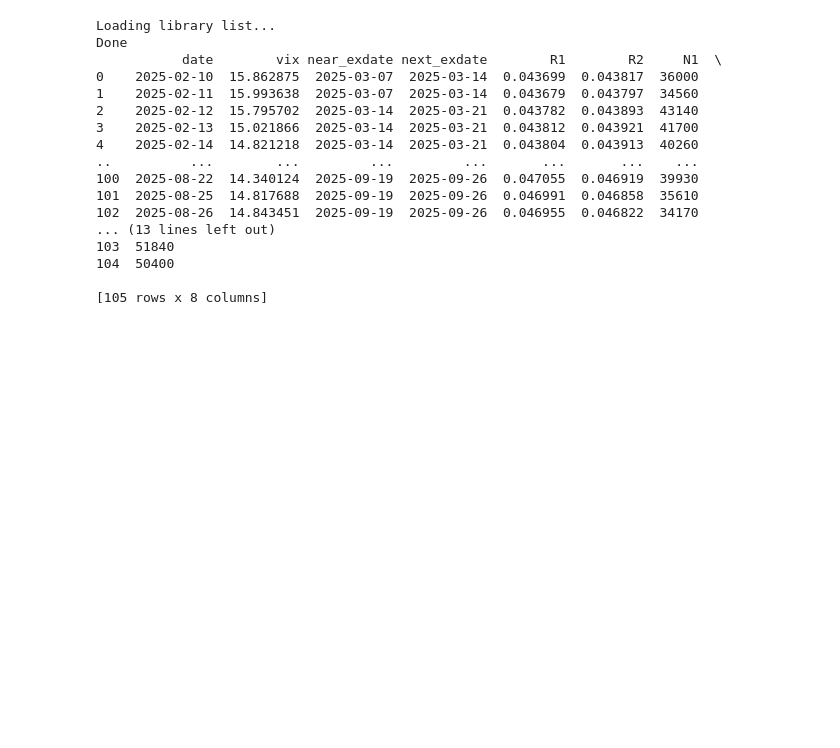
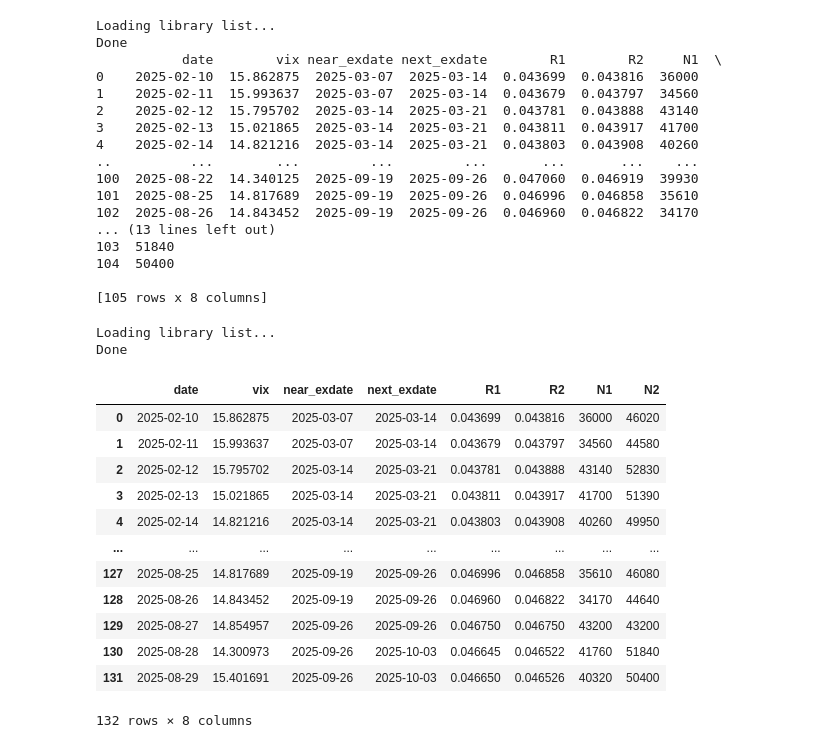
Before and after one commit to louisprp/Financial-Engineering, a Jupyter notebook: vix.ipynb, the cells around one changed output. Cells and saved outputs as stored; diff of their text form; code cells hidden in the pictures; blank space fills up the shorter version.

```diff
--- a/vix.ipynb
+++ b/vix.ipynb
@@ -433,6 +433,7 @@ from zoneinfo import ZoneInfo
 
 NY = ZoneInfo("America/New_York")
 SPX_SECID = 108105
+MINUTES_IN_DAY = 24*60
 N30 = 30 * 24 * 60
 MINUTES_IN_YEAR = 525_600
 
@@ -466,9 +467,6 @@ def fetch_expiry_calendar(db, start_date: str, end_date: str, secid: int) -> pd.
     cal["am_settlement"] = cal["am_settlement"].fillna(0).astype(int)
     return cal
 # %%
-NY = ZoneInfo("America/New_York")
-MINUTES_IN_DAY = 1440
-
 def compute_minutes_to_expiry_vectorized(cal: pd.DataFrame) -> pd.Series:
     # asof = 16:00 NY (OptionMetrics EOD-ish snapshot)
     asof = cal["date"].dt.tz_localize(NY) + pd.Timedelta(hours=16)
@@ -587,4 +574,15 @@ def fetch_zerocd_range(db, start_date: str, end_date: str) -> pd.DataFrame:
 # %%
+def fetch_zerocd_range(db, start_date: str, end_date: str) -> pd.DataFrame:
+    sql = f"""
+    SELECT date, days, rate
+    FROM optionm_all.zerocd
+    WHERE date BETWEEN '{pd.Timestamp(start_date).date()}' AND '{pd.Timestamp(end_date).date()}'
+    ORDER BY date, days
+    """
+    zc = db.raw_sql(sql)
+    zc["date"] = pd.to_datetime(zc["date"])
+    return zc
+
 def _interp_rate(zc_day: pd.DataFrame, days_to_exp: float) -> float:
     x = zc_day["days"].to_numpy(float)
     y = zc_day["rate"].to_numpy(float)
@@ -617,8 +615,8 @@ def compute_vix_series(schedule: pd.DataFrame, quotes: pd.DataFrame, zerocd: pd.
             if zc_day is None:
                 raise ValueError("Missing zerocd for date")
 
-            days1 = (near_row["exdate"].normalize() - d.normalize()).days
-            days2 = (next_row["exdate"].normalize() - d.normalize()).days
+            days1 = near_row["N"] / MINUTES_IN_DAY
+            days2 = next_row["N"] / MINUTES_IN_DAY
             R1 = _interp_rate(zc_day, days1) / 100.0
             R2 = _interp_rate(zc_day, days2) / 100.0
 
@@ -661,15 +659,15 @@ print(vix_df)
 Loading library list...
 Done
            date        vix near_exdate next_exdate        R1        R2     N1  \
-0    2025-02-10  15.862875  2025-03-07  2025-03-14  0.043699  0.043817  36000
-1    2025-02-11  15.993638  2025-03-07  2025-03-14  0.043679  0.043797  34560
-2    2025-02-12  15.795702  2025-03-14  2025-03-21  0.043782  0.043893  43140
-3    2025-02-13  15.021866  2025-03-14  2025-03-21  0.043812  0.043921  41700
-4    2025-02-14  14.821218  2025-03-14  2025-03-21  0.043804  0.043913  40260
+0    2025-02-10  15.862875  2025-03-07  2025-03-14  0.043699  0.043816  36000
+1    2025-02-11  15.993637  2025-03-07  2025-03-14  0.043679  0.043797  34560
+2    2025-02-12  15.795702  2025-03-14  2025-03-21  0.043781  0.043888  43140
+3    2025-02-13  15.021865  2025-03-14  2025-03-21  0.043811  0.043917  41700
+4    2025-02-14  14.821216  2025-03-14  2025-03-21  0.043803  0.043908  40260
 ..          ...        ...         ...         ...       ...       ...    ...
-100  2025-08-22  14.340124  2025-09-19  2025-09-26  0.047055  0.046919  39930
-101  2025-08-25  14.817688  2025-09-19  2025-09-26  0.046991  0.046858  35610
-102  2025-08-26  14.843451  2025-09-19  2025-09-26  0.046955  0.046822  34170
+100  2025-08-22  14.340125  2025-09-19  2025-09-26  0.047060  0.046919  39930
+101  2025-08-25  14.817689  2025-09-19  2025-09-26  0.046996  0.046858  35610
+102  2025-08-26  14.843452  2025-09-19  2025-09-26  0.046960  0.046822  34170
 ... (13 lines left out)
 103  51840
 104  50400
@@ -678,3 +1238,33 @@ Done
+# %%
+start_date = "2025-02-10"
+end_date   = "2025-08-29"
+
+db = wrds.Connection()
+
+cal = fetch_expiry_calendar(db, start_date, end_date, SPX_SECID)
+schedule = build_term_schedule(cal, target_minutes=N30)
+
+quotes = fetch_option_quotes_for_schedule(db, schedule, SPX_SECID)
+zc = fetch_zerocd_range(db, start_date, end_date)
+
+vix_df = compute_vix_series(schedule, quotes, zc)
+vix_df
+# %% [output]
+Loading library list...
+Done
+|  | date | vix | near_exdate | next_exdate | R1 | R2 | N1 | N2 |
+| 0 | 2025-02-10 | 15.862875 | 2025-03-07 | 2025-03-14 | 0.043699 | 0.043816 | 36000 | 46020 |
+| 1 | 2025-02-11 | 15.993637 | 2025-03-07 | 2025-03-14 | 0.043679 | 0.043797 | 34560 | 44580 |
+| 2 | 2025-02-12 | 15.795702 | 2025-03-14 | 2025-03-21 | 0.043781 | 0.043888 | 43140 | 52830 |
+| 3 | 2025-02-13 | 15.021865 | 2025-03-14 | 2025-03-21 | 0.043811 | 0.043917 | 41700 | 51390 |
+| 4 | 2025-02-14 | 14.821216 | 2025-03-14 | 2025-03-21 | 0.043803 | 0.043908 | 40260 | 49950 |
+| ... | ... | ... | ... | ... | ... | ... | ... | ... |
+| 127 | 2025-08-25 | 14.817689 | 2025-09-19 | 2025-09-26 | 0.046996 | 0.046858 | 35610 | 46080 |
+| 128 | 2025-08-26 | 14.843452 | 2025-09-19 | 2025-09-26 | 0.046960 | 0.046822 | 34170 | 44640 |
+| 129 | 2025-08-27 | 14.854957 | 2025-09-26 | 2025-09-26 | 0.046750 | 0.046750 | 43200 | 43200 |
+| 130 | 2025-08-28 | 14.300973 | 2025-09-26 | 2025-10-03 | 0.046645 | 0.046522 | 41760 | 51840 |
+| 131 | 2025-08-29 | 15.401691 | 2025-09-26 | 2025-10-03 | 0.046650 | 0.046526 | 40320 | 50400 |
+132 rows × 8 columns
 # %%
 import matplotlib.pyplot as plt
 
```
Also changed, not shown: parts of 3 cells of this notebook.
